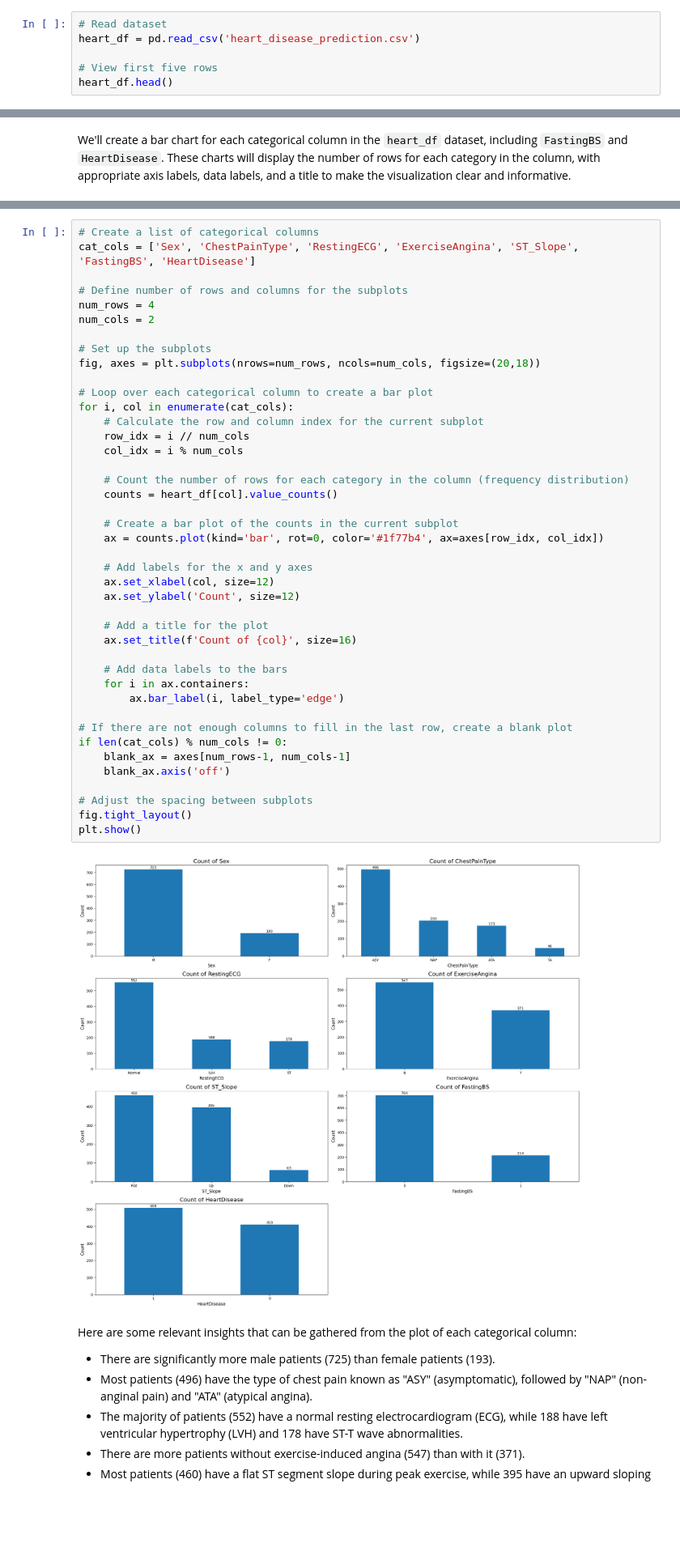
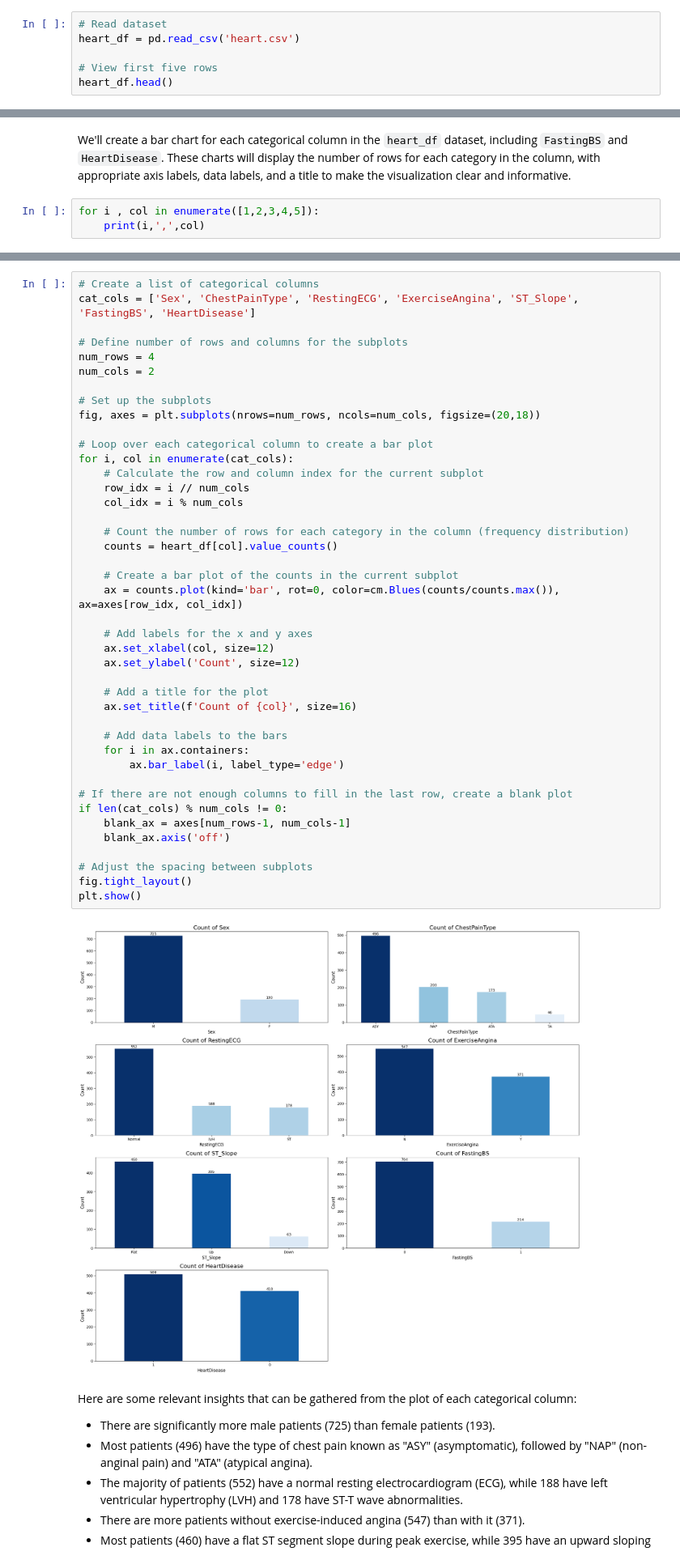
Before and after one commit to Clarkszw/clarkszw.github.io, a Jupyter notebook: Python/Heart_Disease/Heart_Disease.ipynb, the cells around one changed output, grey strips where cells are left out. Shown at 81% size. Cells and saved outputs as stored; diff of their text form; blank space fills up the shorter version.

```diff
--- a/Python/Heart_Disease/Heart_Disease.ipynb
+++ b/Python/Heart_Disease/Heart_Disease.ipynb
@@ -47,7 +50,7 @@ pd.set_option('display.max_colwidth', 100)
 %matplotlib inline
 # %%
 # Read dataset
-heart_df = pd.read_csv('heart_disease_prediction.csv')
+heart_df = pd.read_csv('heart.csv')
 
 # View first five rows
 heart_df.head()
@@ -137,3 +141,6 @@ HeartDisease      0
 dtype: int64
 # %% [markdown]
 We'll create a bar chart for each categorical column in the `heart_df` dataset, including `FastingBS` and `HeartDisease`. These charts will display the number of rows for each category in the column, with appropriate axis labels, data labels, and a title to make the visualization clear and informative.
+# %%
+for i , col in enumerate([1,2,3,4,5]):
+    print(i,',',col)
@@ -152,35 +165,35 @@ fig, axes = plt.subplots(nrows=num_rows, ncols=num_cols, figsize=(20,18))
 for i, col in enumerate(cat_cols):
     # Calculate the row and column index for the current subplot
     row_idx = i // num_cols
     col_idx = i % num_cols
 
     # Count the number of rows for each category in the column (frequency distribution)
     counts = heart_df[col].value_counts()
 
     # Create a bar plot of the counts in the current subplot
-    ax = counts.plot(kind='bar', rot=0, color='#1f77b4', ax=axes[row_idx, col_idx])
+    ax = counts.plot(kind='bar', rot=0, color=cm.Blues(counts/counts.max()), ax=axes[row_idx, col_idx])
 
     # Add labels for the x and y axes
     ax.set_xlabel(col, size=12)
     ax.set_ylabel('Count', size=12)
 
     # Add a title for the plot
     ax.set_title(f'Count of {col}', size=16)
 
     # Add data labels to the bars
     for i in ax.containers:
         ax.bar_label(i, label_type='edge')
 
 # If there are not enough columns to fill in the last row, create a blank plot
 if len(cat_cols) % num_cols != 0:
     blank_ax = axes[num_rows-1, num_cols-1]
     blank_ax.axis('off')
 
 # Adjust the spacing between subplots
 fig.tight_layout()
 plt.show()
 # %% [output]
-[figure, old version]
+[figure, new version]
 # %% [markdown]
 Here are some relevant insights that can be gathered from the plot of each categorical column:
 
```
Also changed, not shown: parts of 6 cells of this notebook, 2 other files.
